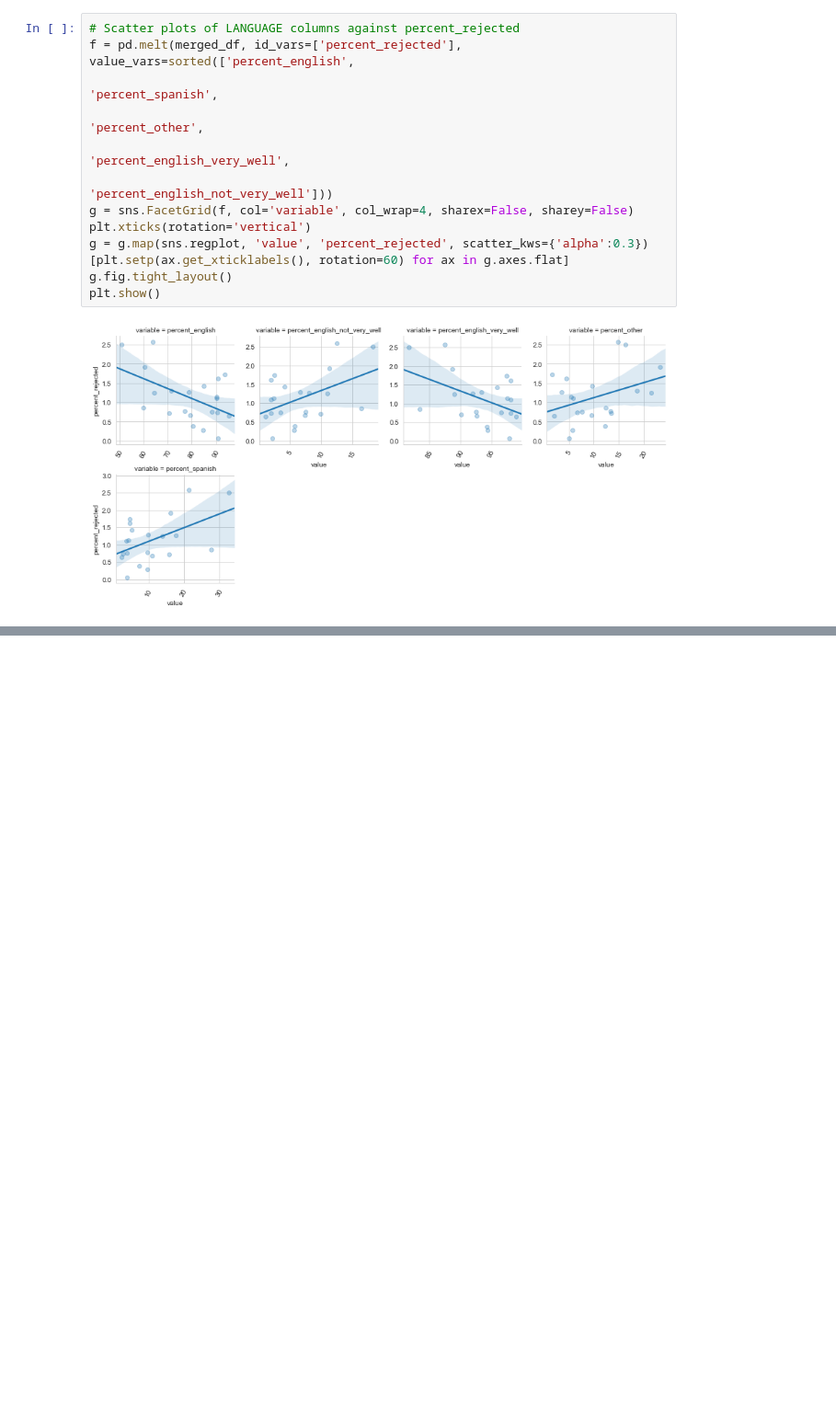
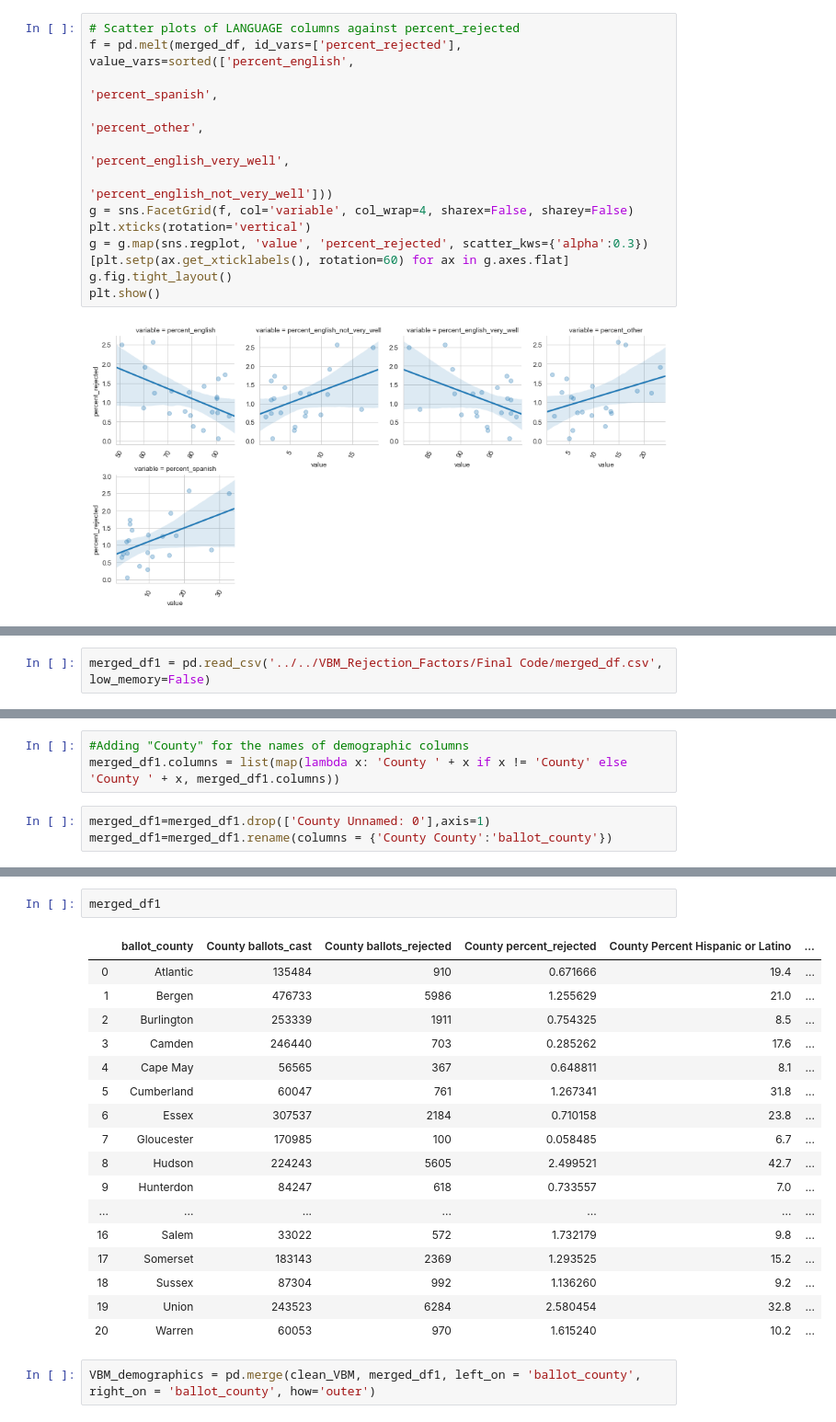
Before and after one commit to lemonaidn/VBM_Rejection_Factors, a Jupyter notebook: Khamanna/VBM_Report_Cleaning.ipynb, the cells around one changed output, grey strips where cells are left out. Shown: that part at 92% size. Cells and saved outputs as stored; diff of their text form; blank space fills up the shorter version.

Commit message:
Add files via upload
Updated to include the merge of clean_VBM and merged_df(demographics).

```diff
--- a/Khamanna/VBM_Report_Cleaning.ipynb
+++ b/Khamanna/VBM_Report_Cleaning.ipynb
@@ -931,0 +934,2 @@ plt.show()
+# %%
+merged_df1 = pd.read_csv('../../VBM_Rejection_Factors/Final Code/merged_df.csv', low_memory=False)
@@ -931,0 +938,6 @@ plt.show()
+# %%
+#Adding "County" for the names of demographic columns
+merged_df1.columns = list(map(lambda x: 'County ' + x if x != 'County' else 'County ' + x, merged_df1.columns))
+# %%
+merged_df1=merged_df1.drop(['County Unnamed: 0'],axis=1)
+merged_df1=merged_df1.rename(columns = {'County County':'ballot_county'})
@@ -931,0 +960,22 @@ plt.show()
+# %%
+merged_df1
+# %% [output]
+|  | ballot_county | County ballots_cast | County ballots_rejected | County percent_rejected | County Percent Hispanic or Latino | ... |
+| 0 | Atlantic | 135484 | 910 | 0.671666 | 19.4 | ... |
+| 1 | Bergen | 476733 | 5986 | 1.255629 | 21.0 | ... |
+| 2 | Burlington | 253339 | 1911 | 0.754325 | 8.5 | ... |
+| 3 | Camden | 246440 | 703 | 0.285262 | 17.6 | ... |
+| 4 | Cape May | 56565 | 367 | 0.648811 | 8.1 | ... |
+| 5 | Cumberland | 60047 | 761 | 1.267341 | 31.8 | ... |
+| 6 | Essex | 307537 | 2184 | 0.710158 | 23.8 | ... |
+| 7 | Gloucester | 170985 | 100 | 0.058485 | 6.7 | ... |
+| 8 | Hudson | 224243 | 5605 | 2.499521 | 42.7 | ... |
+| 9 | Hunterdon | 84247 | 618 | 0.733557 | 7.0 | ... |
+| ... | ... | ... | ... | ... | ... | ... |
+| 16 | Salem | 33022 | 572 | 1.732179 | 9.8 | ... |
+| 17 | Somerset | 183143 | 2369 | 1.293525 | 15.2 | ... |
+| 18 | Sussex | 87304 | 992 | 1.136260 | 9.2 | ... |
+| 19 | Union | 243523 | 6284 | 2.580454 | 32.8 | ... |
+| 20 | Warren | 60053 | 970 | 1.615240 | 10.2 | ... |
+# %%
+VBM_demographics = pd.merge(clean_VBM, merged_df1, left_on = 'ballot_county', right_on = 'ballot_county', how='outer')
```
Also changed, not shown: parts of 5 cells of this notebook.
